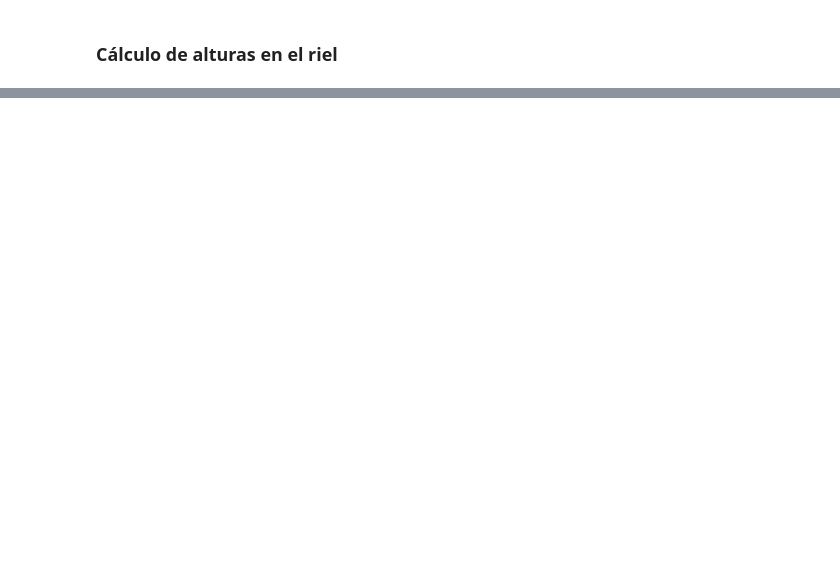
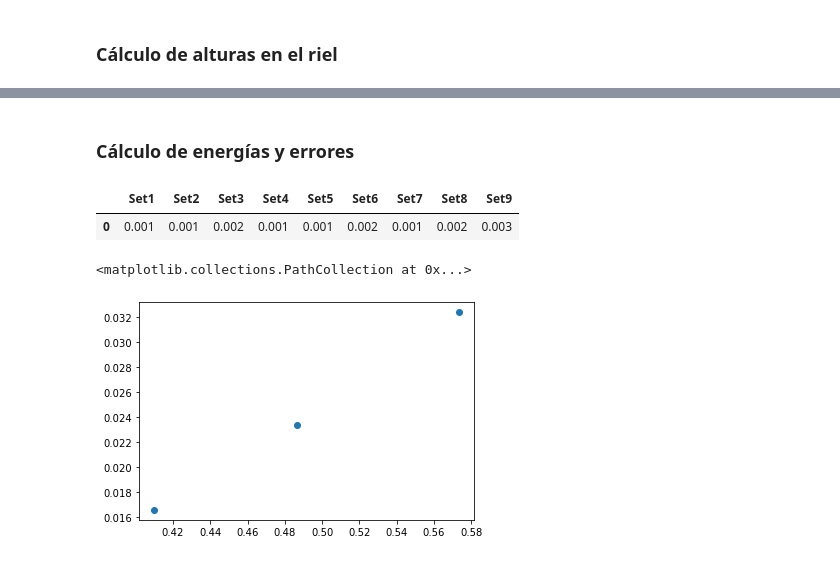
Before and after one commit to Vendetta0462/LaboratoriosFisica, a Jupyter notebook: Practica 2 - E Mecanica/code/E_Mec.ipynb, the cells around one changed output, grey strips where cells are left out. Drawn from its saved outputs; the diff is of its cells as text; code cells hidden in the pictures; blank space fills up the shorter version.

```diff
--- a/Practica 2 - E Mecanica/code/E_Mec.ipynb
+++ b/Practica 2 - E Mecanica/code/E_Mec.ipynb
@@ -55,9 +57,15 @@ import seaborn as sns
 # %% [markdown]
 ### Cálculo de Ángulos ###
 # %%
+m_1=0.197
+m_2=m_1+0.04
+m_3=m_1+0.1
+
 b_1= 0.0213
 b_2= 0.03035
 b_3= 0.0425
+
+g=9.7803
 
 a_1=np.arcsin(b_1) #Ángulo del bloque 1
 a_1=np.degrees(a_1)
@@ -136,0 +115,33 @@ b3_h2
+# %% [markdown]
+### Cálculo de energías y errores ###
+# %%
+E = pd.DataFrame()
+E_err = pd.DataFrame()
+masas = [m_1, m_2, m_3]
+bloques = [b1_h1, b1_h2, b2_h1, b2_h2, b3_h1, b3_h2]
+for i in range(3):
+    for j in range(3):
+        E1 = ((1/2)*masas[j]*(data_prom["Set"+str(j+1+3*i)+".1"]**2))+(masas[j]*g*bloques[2*i])
+        E2 = ((1/2)*masas[j]*(data_prom["Set"+str(j+1+3*i)+".2"]**2))+(masas[j]*g*bloques[2*i+1])
+        E["Set"+str(j+1+3*i)+".1"] = round(E1,3)
+        E["Set"+str(j+1+3*i)+".2"] = round(E2,3)
+        E_err1 = (masas[j]*data_prom["Set"+str(j+1+3*i)+".1"]*data_std["Set"+str(j+1+3*i)+".1"]
+                 )+(masas[j]*g*0.001)
+        E_err2 = (masas[j]*data_prom["Set"+str(j+1+3*i)+".2"]*data_std["Set"+str(j+1+3*i)+".2"]
+                 )+(masas[j]*g*0.001)
+        E_err["Set"+str(j+1+3*i)+".1"] = round(E_err1,3)
+        E_err["Set"+str(j+1+3*i)+".2"] = round(E_err2,3)
+
+Delta_E = pd.DataFrame()
+for i in range(9):
+    Delta_E["Set"+str(i+1)] = np.abs(E["Set"+str(i+1)+".1"]-E["Set"+str(i+1)+".2"])
+Delta_E
+# %% [output]
+|  | Set1 | Set2 | Set3 | Set4 | Set5 | Set6 | Set7 | Set8 | Set9 |
+| 0 | 0.001 | 0.001 | 0.002 | 0.001 | 0.001 | 0.002 | 0.001 | 0.002 | 0.003 |
+# %%
+#plt.scatter(data_prom[["Set1.1","Set1.2","Set3.1","Set3.2","Set3.1","Set3.2"]], E[["Set1.1","Set1.2","Set3.1","Set3.2","Set3.1","Set3.2"]])
+plt.scatter(data_prom[["Set1.1","Set4.1","Set7.1"]], 1/2*m_1*data_prom[["Set1.1","Set4.1","Set7.1"]]**2)
+# %% [output]
+<matplotlib.collections.PathCollection at 0x...>
+[figure, added]
```
Also changed, not shown: parts of 15 cells of this notebook.
